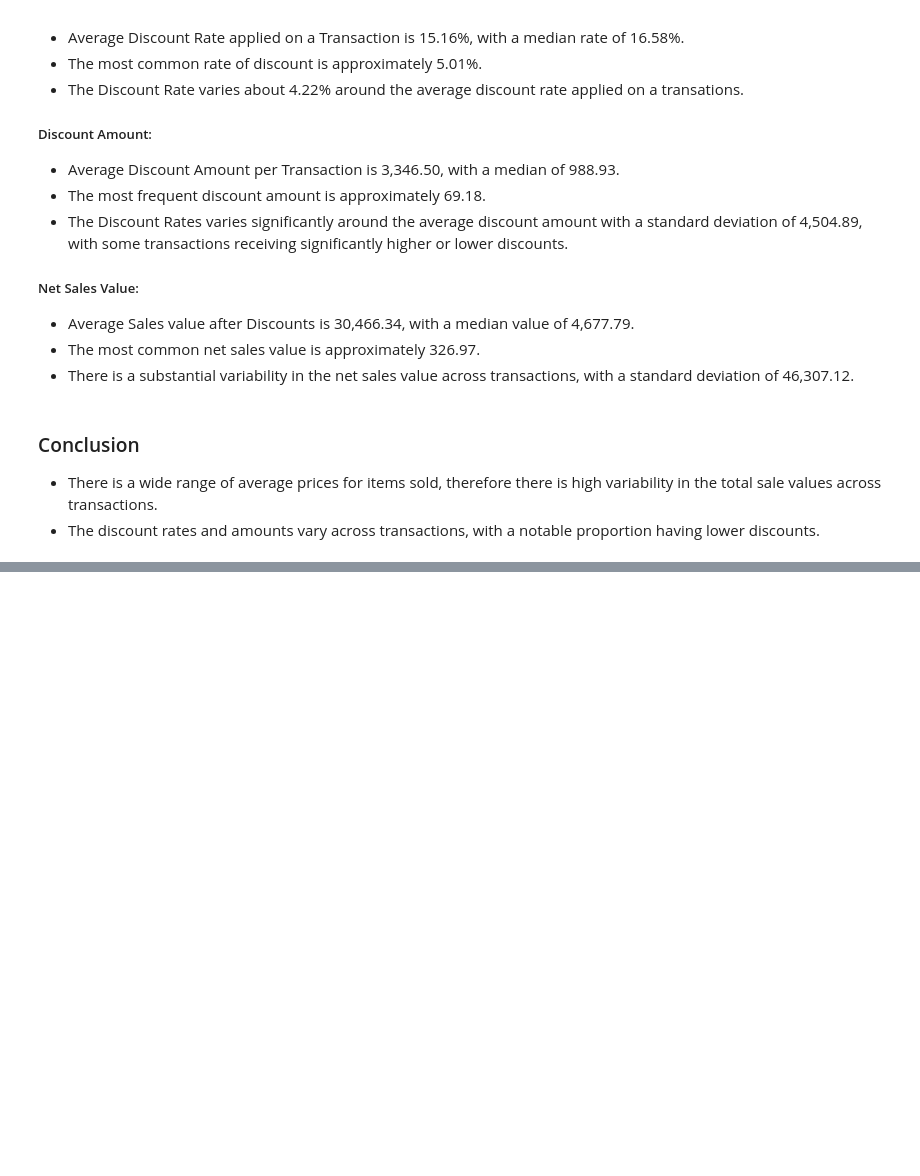
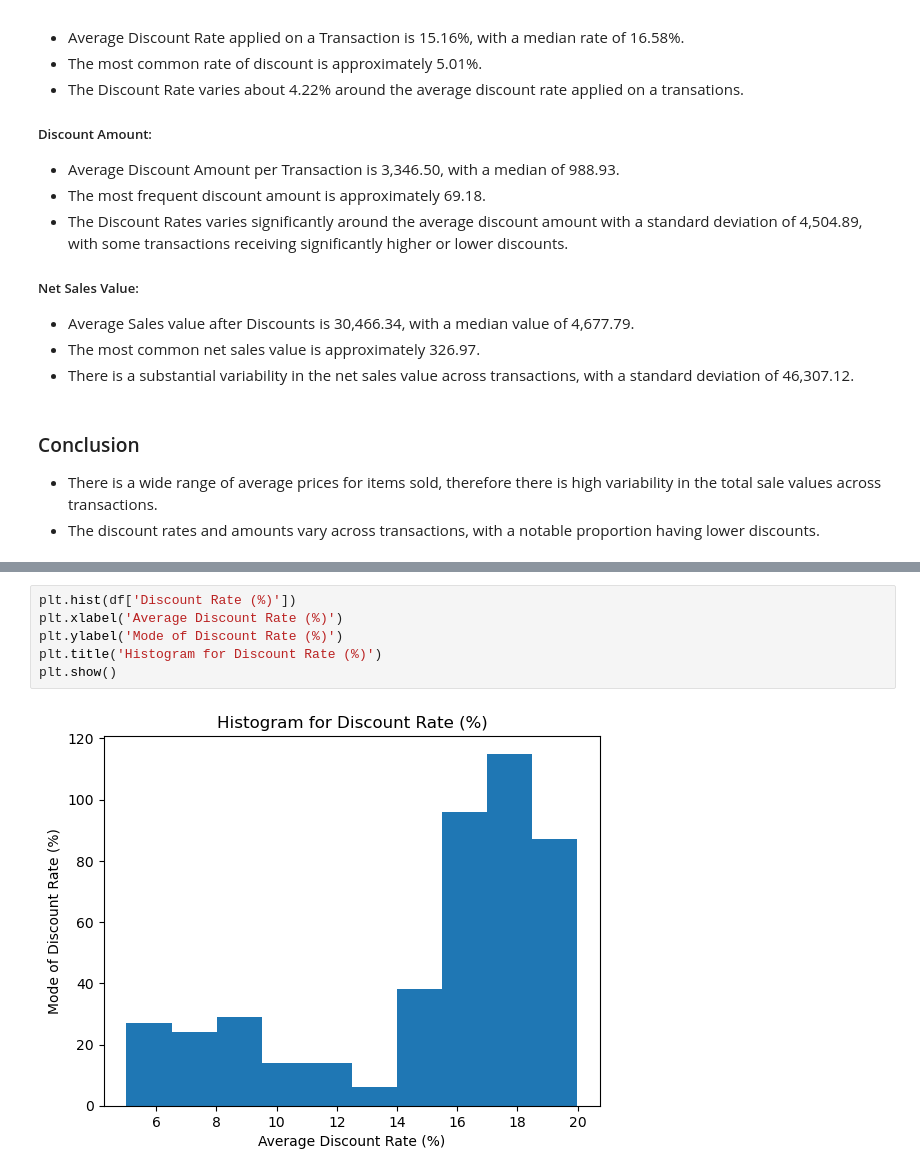
Before and after one commit to Priyanshu501/Assignments, a Jupyter notebook: Basic stats - 1/Basic_Stats-1.ipynb, the cells around one changed output, grey strips where cells are left out. Cells and saved outputs as stored; diff of their text form; blank space fills up the shorter version.

```diff
--- a/Basic stats - 1/Basic_Stats-1.ipynb
+++ b/Basic stats - 1/Basic_Stats-1.ipynb
@@ -126,0 +155,8 @@ result
+# %%
+plt.hist(df['Discount Rate (%)'])
+plt.xlabel('Average Discount Rate (%)')
+plt.ylabel('Mode of Discount Rate (%)')
+plt.title('Histogram for Discount Rate (%)')
+plt.show()
+# %% [output]
+[figure, added]
```
Also changed, not shown: parts of 7 cells of this notebook.
